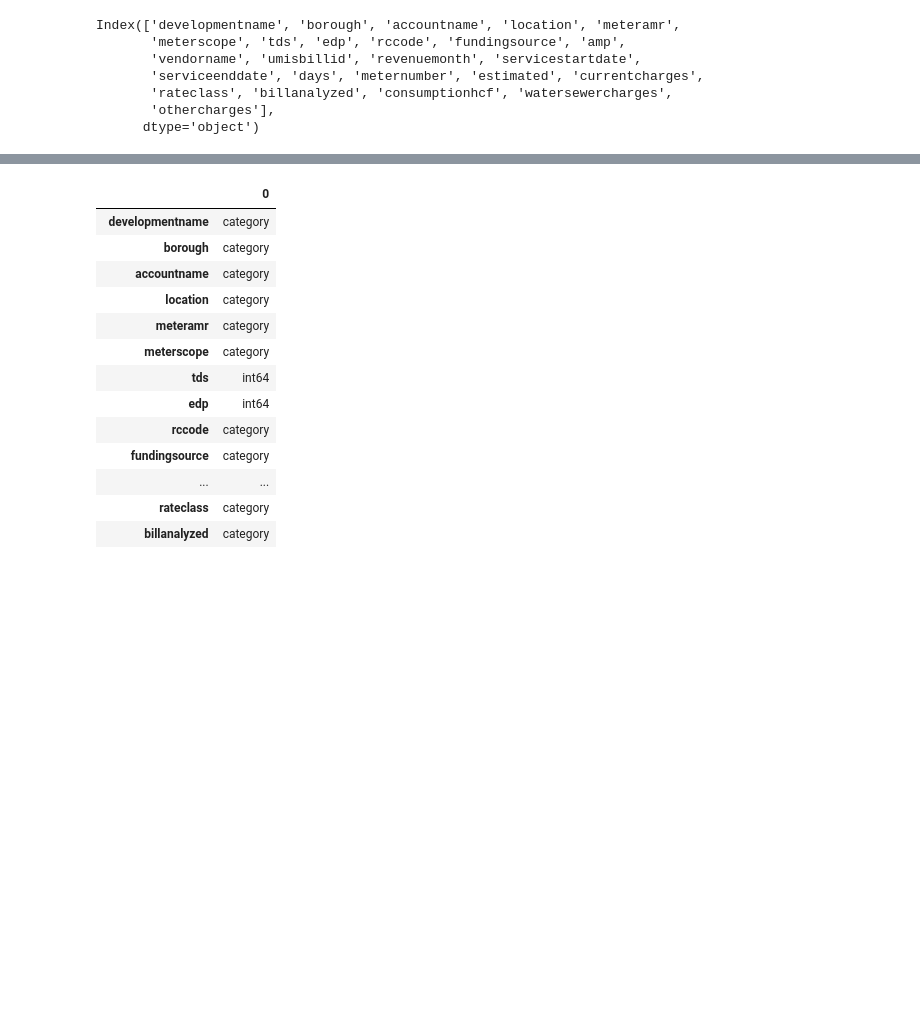
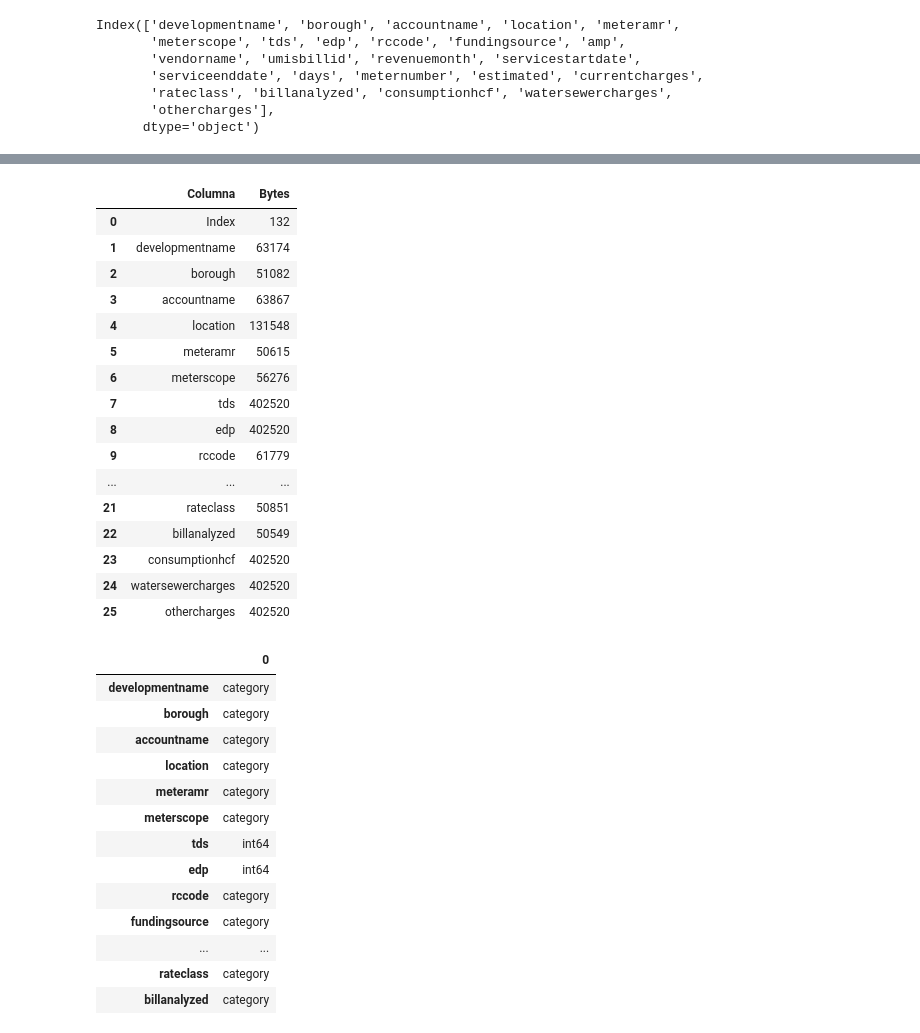
Before and after one commit to jonathanahc/Proyecto, a Jupyter notebook: ProyectoProgADAP_255497.ipynb, the cells around one changed output, grey strips where cells are left out. Saved outputs shown, nothing was run; the diff lists cells and outputs as text; code cells hidden in the pictures; blank space fills up the shorter version.

```diff
--- a/ProyectoProgADAP_255497.ipynb
+++ b/ProyectoProgADAP_255497.ipynb
@@ -148,11 +149,11 @@ othercharges      !! 402652
 # %%
 df['tds'] = df['tds'].fillna(0).astype(int)
 df['days'] = df['days'].fillna(0).astype(int)
-df['servicestartdate'] = pd.to_datetime(df['servicestartdate'], format='%m/%d/%Y', errors='coerce')
-df['serviceenddate'] = pd.to_datetime(df['serviceenddate'], format='%m/%d/%Y', errors='coerce')
+df['servicestartdate'] = pd.to_datetime(df['servicestartdate'], format='%m/%d/%Y')
+df['serviceenddate'] = pd.to_datetime(df['serviceenddate'], format='%m/%d/%Y')
 df['revenuemonth'] = pd.to_datetime(df['revenuemonth'], format='%Y-%m')
 # %%
-object_columns = df.select_dtypes(include=['object']).columns
+columnas = df.select_dtypes(include=['object']).columns
 
-for column in object_columns:
-    df[column] = df[column].astype('category')
+for col in columnas:
+    df[col] = df[col].astype('category')
@@ -180,3 +160,25 @@ Columna: othercharges, Uso de memoria: 402652 bytes
+# %%
+memoria = df.memory_usage(deep=True)
+memoria_df = pd.DataFrame({'Columna': memoria.index, 'Bytes': memoria.values})
+memoria_df
+# %% [output]
+|  | Columna | Bytes |
+| 0 | Index | 132 |
+| 1 | developmentname | 63174 |
+| 2 | borough | 51082 |
+| 3 | accountname | 63867 |
+| 4 | location | 131548 |
+| 5 | meteramr | 50615 |
+| 6 | meterscope | 56276 |
+| 7 | tds | 402520 |
+| 8 | edp | 402520 |
+| 9 | rccode | 61779 |
+| ... | ... | ... |
+| 21 | rateclass | 50851 |
+| 22 | billanalyzed | 50549 |
+| 23 | consumptionhcf | 402520 |
+| 24 | watersewercharges | 402520 |
+| 25 | othercharges | 402520 |
 # %%
 df.dtypes
 # %% [output]
```
Also changed, not shown: parts of 4 cells of this notebook.
